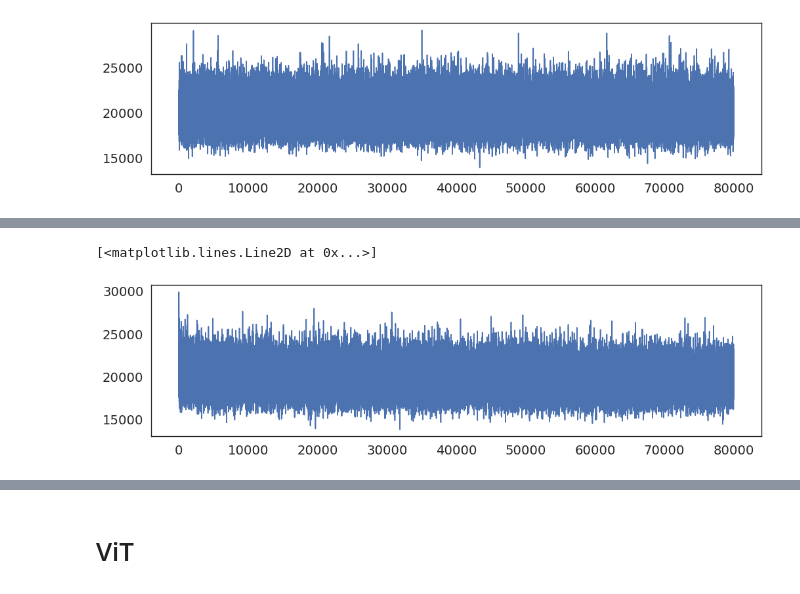
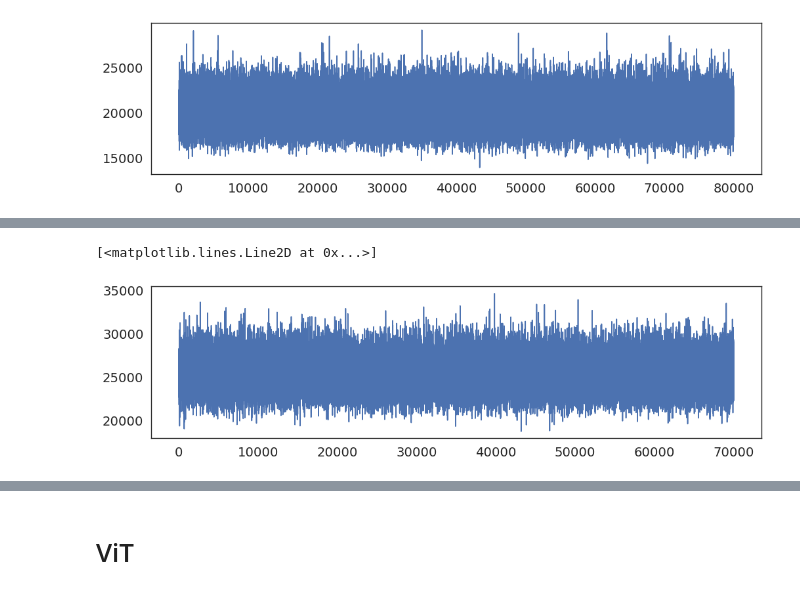
Before and after one commit to dimarkov/bmr4pml, a Jupyter notebook: notebooks/image_classification_comparison.ipynb, the cells around one changed output, grey strips where cells are left out. Cells and saved outputs as stored; diff of their text form; code cells hidden in the pictures.

```diff
--- a/notebooks/image_classification_comparison.ipynb
+++ b/notebooks/image_classification_comparison.ipynb
@@ -419,24 +345,0 @@ plt.plot(output['losses'][-1])
-# %%
-opts_regression = opts_regression | {
-    'gamma0': 0.1,
-    'tau0': 1e-1,
-    'reduced': True,
-    'pruning': 'regularised-horseshoe',
-    'posterior': 'normal',
-    'optim_kwargs': {
-        'learning_rate': 1e-3
-    }
-}
-
-opts_fitting = opts_fitting | {'num_samples': 100, 'model_kwargs': {'batch_size': 512, 'with_hyperprior': False}}
-
-rng_key, key = random.split(rng_key)
-output = run_inference(key, lenet, opts_regression, opts_fitting, train_ds, test_ds, reg_model=BMRRegression)
-results['lenet']['BMR-RHS'] = output
-jnp.savez('tmp_results.npz', results=results)
-
-plt.figure( figsize=(12, 3) )
-plt.plot( output['losses'][-1] )
-# %% [output]
-[<matplotlib.lines.Line2D at 0x...>]
-[figure, removed]
@@ -443,3 +384,16 @@ plt.plot( output['losses'][-1] )
+# %%
+opts_fitting = opts_fitting | {'state': deepcopy(state), 'params': deepcopy(params)}
+opts_regression = opts_regression | {'pruning': 'spike-and-slab'}
+
+rng_key, key = random.split(rng_key)
+output = run_inference(key, lenet, opts_regression, opts_fitting, train_ds, test_ds, reg_model=BMRRegression)
+results['lenet']['BMR-S&S'] = output
+
+plt.figure(figsize=(12, 3))
+plt.plot(output['losses'][-1])
+# %% [output]
+[<matplotlib.lines.Line2D at 0x...>]
+[figure, added]
 # %%
 plot_performance( results['lenet'], num_epochs );
 # %% [output]
```
Also changed, not shown: parts of 20 cells of this notebook, 7 other files.
